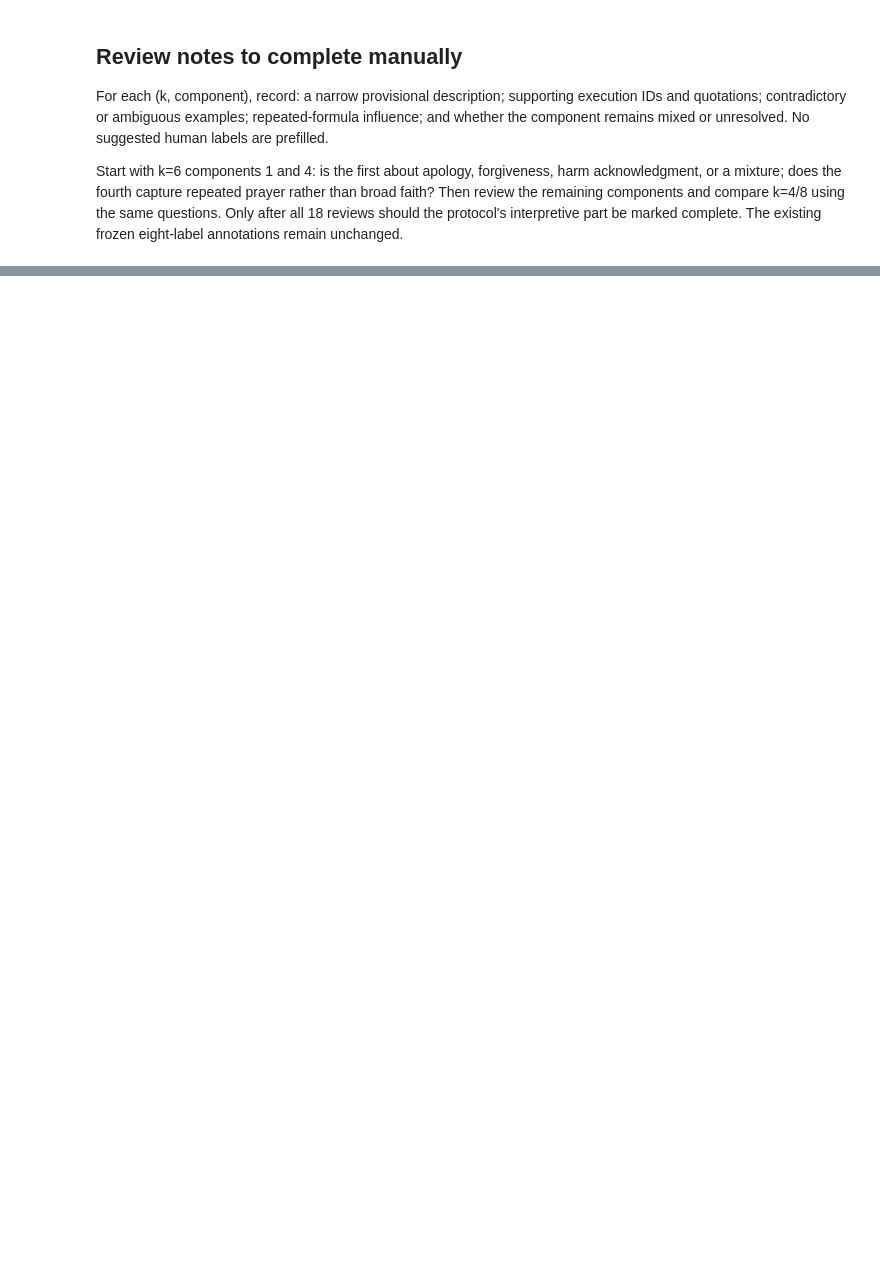
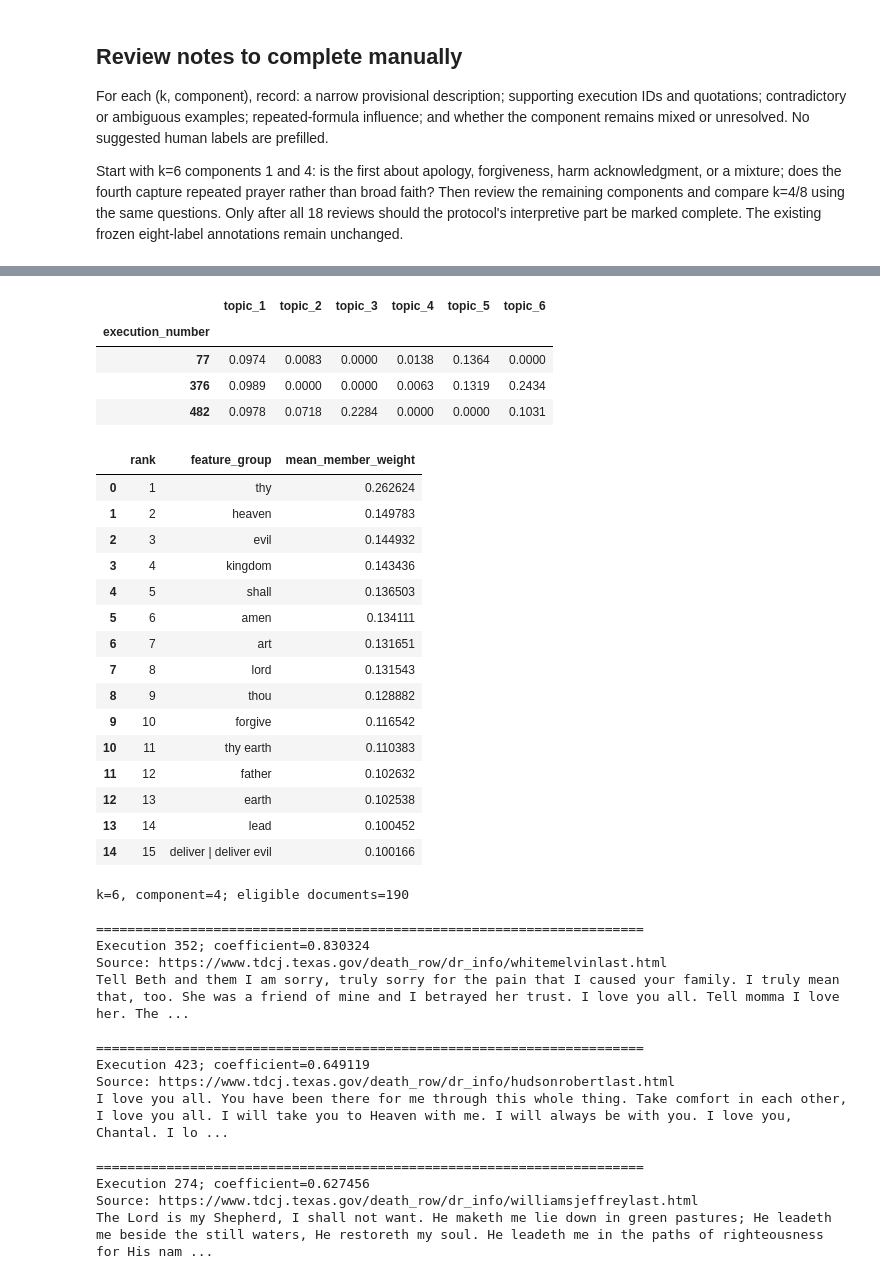
Before and after one commit to Doraaadorable/death-row-last-statements-nlp, a Jupyter notebook: notebooks/04_component_interpretation.ipynb, the cells around one changed output, grey strips where cells are left out. Cells and saved outputs as stored; diff of their text form; code cells hidden in the pictures; blank space fills up the shorter version.

```diff
--- a/notebooks/04_component_interpretation.ipynb
+++ b/notebooks/04_component_interpretation.ipynb
@@ -135,0 +270,53 @@ Start with k=6 components 1 and 4: is the first about apology, forgiveness, harm
+# %%
+# Compare all six coefficients; these are not probabilities.
+columns = ["execution_number"] + [
+    f"topic_{topic}" for topic in range(1, 7)
+]
+
+display(
+    W[6]
+    .loc[W[6]["execution_number"].isin([376, 482, 77]), columns]
+    .set_index("execution_number")
+    .round(4)
+)
+
+# Examine the repeated-prayer component using the same display rule.
+show_component(6, 4)
+# %% [output]
+|  | topic_1 | topic_2 | topic_3 | topic_4 | topic_5 | topic_6 |
+| execution_number |  |  |  |  |  |  |
+| 77 | 0.0974 | 0.0083 | 0.0000 | 0.0138 | 0.1364 | 0.0000 |
+| 376 | 0.0989 | 0.0000 | 0.0000 | 0.0063 | 0.1319 | 0.2434 |
+| 482 | 0.0978 | 0.0718 | 0.2284 | 0.0000 | 0.0000 | 0.1031 |
+|  | rank | feature_group | mean_member_weight |
+| 0 | 1 | thy | 0.262624 |
+| 1 | 2 | heaven | 0.149783 |
+| 2 | 3 | evil | 0.144932 |
+| 3 | 4 | kingdom | 0.143436 |
+| 4 | 5 | shall | 0.136503 |
+| 5 | 6 | amen | 0.134111 |
+| 6 | 7 | art | 0.131651 |
+| 7 | 8 | lord | 0.131543 |
+| 8 | 9 | thou | 0.128882 |
+| 9 | 10 | forgive | 0.116542 |
+| 10 | 11 | thy earth | 0.110383 |
+| 11 | 12 | father | 0.102632 |
+| 12 | 13 | earth | 0.102538 |
+| 13 | 14 | lead | 0.100452 |
+| 14 | 15 | deliver | deliver evil | 0.100166 |
+k=6, component=4; eligible documents=190
+
+======================================================================
+Execution 352; coefficient=0.830324
+Source: https://www.tdcj.texas.gov/death_row/dr_info/whitemelvinlast.html
+Tell Beth and them I am sorry, truly sorry for the pain that I caused your family. I truly mean that, too. She was a friend of mine and I betrayed her trust. I love you all. Tell momma I love her. The ...
+
+======================================================================
+Execution 423; coefficient=0.649119
+Source: https://www.tdcj.texas.gov/death_row/dr_info/hudsonrobertlast.html
+I love you all. You have been there for me through this whole thing. Take comfort in each other, I love you all. I will take you to Heaven with me. I will always be with you. I love you, Chantal. I lo ...
+
+======================================================================
+Execution 274; coefficient=0.627456
+Source: https://www.tdcj.texas.gov/death_row/dr_info/williamsjeffreylast.html
+The Lord is my Shepherd, I shall not want. He maketh me lie down in green pastures; He leadeth me beside the still waters, He restoreth my soul. He leadeth me in the paths of righteousness for His nam ...
```
Also changed, not shown: parts of 18 cells of this notebook.
